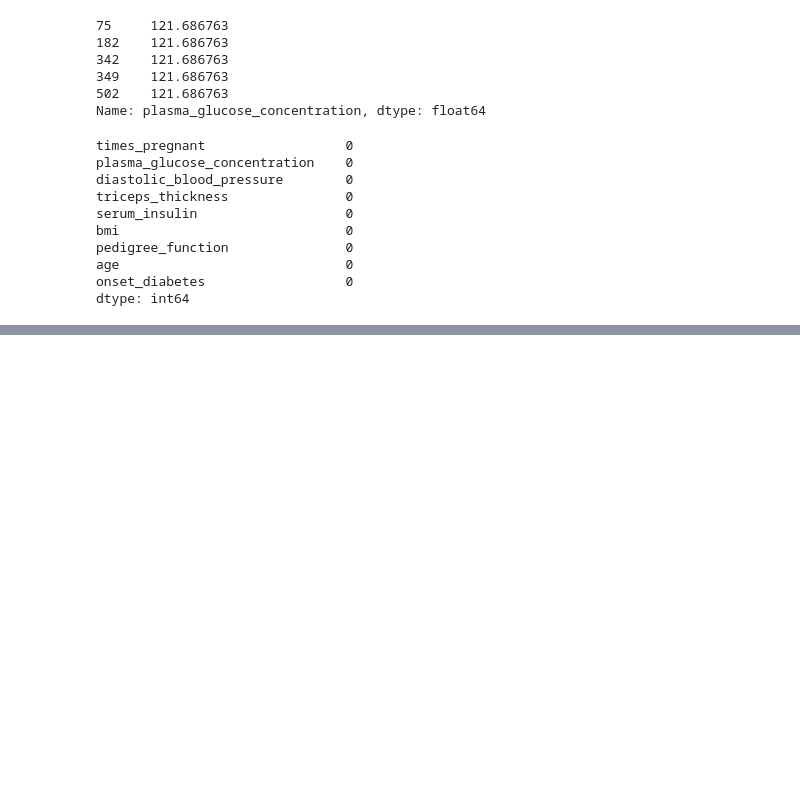
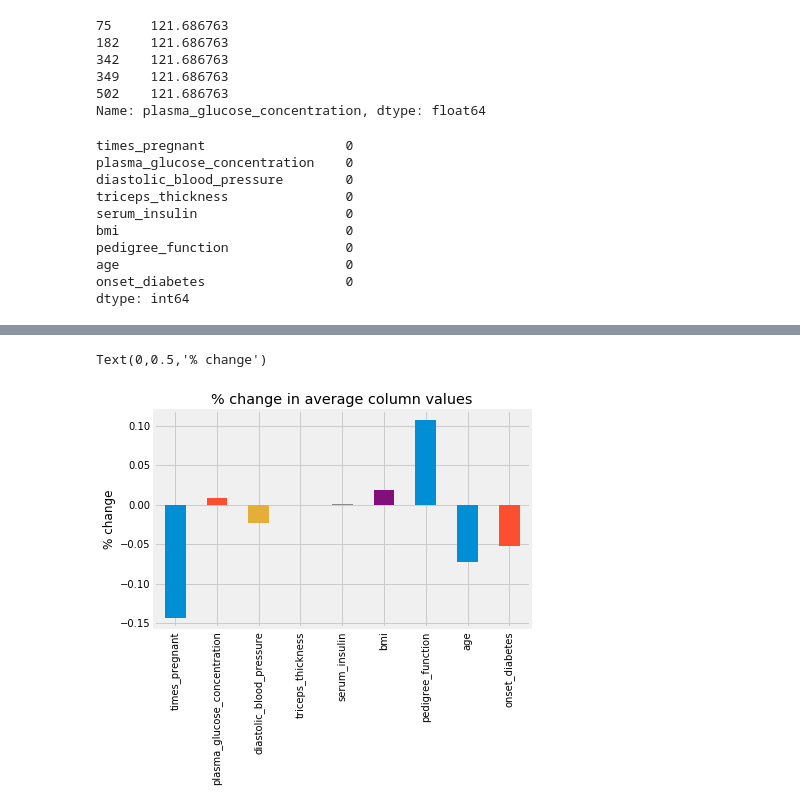
Before and after one commit to yungshun317/feature-improvement, a Jupyter notebook: pima_indians_diabetes_database.ipynb, the cells around one changed output, grey strips where cells are left out. Drawn from its saved outputs; the diff is of its cells as text; code cells hidden in the pictures; blank space fills up the shorter version.

Commit message:
Simply remove the observations that have any missing values and create charts that visualize the percentages changed on average for each column

```diff
--- a/pima_indians_diabetes_database.ipynb
+++ b/pima_indians_diabetes_database.ipynb
@@ -273,0 +280,3 @@ dtype: int64
+# %%
+# Drop the rows with missing values
+pima_dropped = pima.dropna()
@@ -273,0 +314,10 @@ dtype: int64
+# %%
+# % change in means as a bar chart
+ax = ((pima_dropped.mean() - pima.mean()) / pima.mean()).plot(kind='bar', title='% change in average column values')
+ax.set_ylabel('% change')
+# The pedigree_fucntion average rose 11% after dropping missing values, which is a big increase,
+# while the number of times pregnant dropped 14%.
+# We can see how dropping values severely affects the shape of the data and we should try to retain as much as possible.
+# %% [output]
+Text(0,0.5,'% change')
+[figure, added]
```
Also changed, not shown: parts of 12 cells of this notebook.
